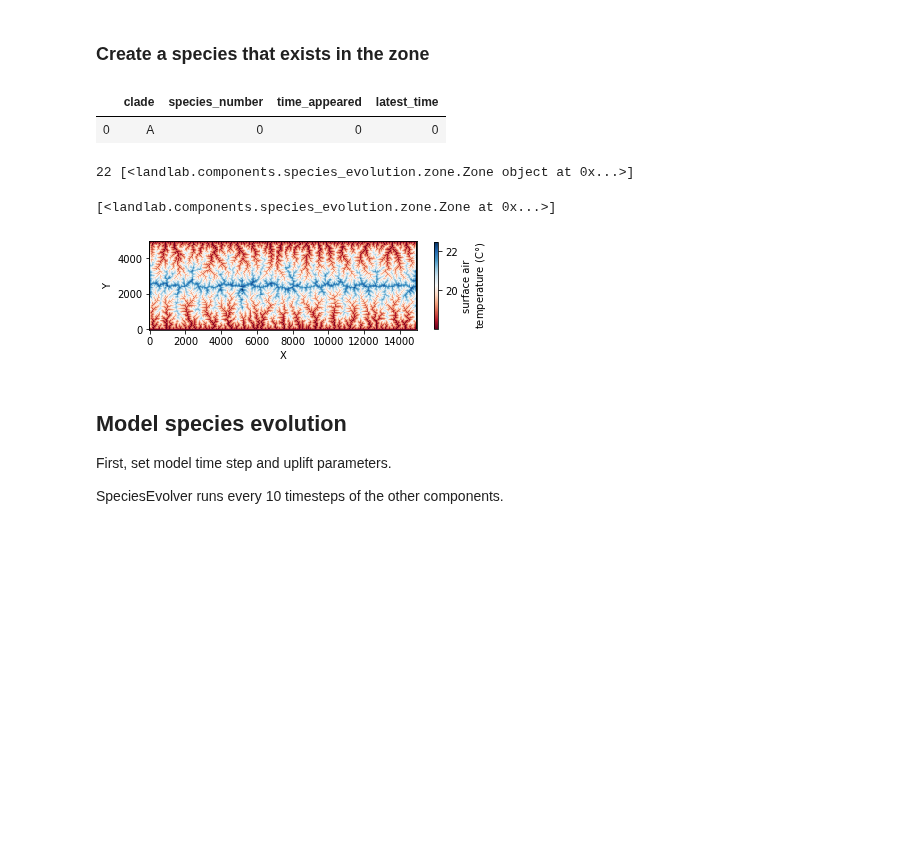
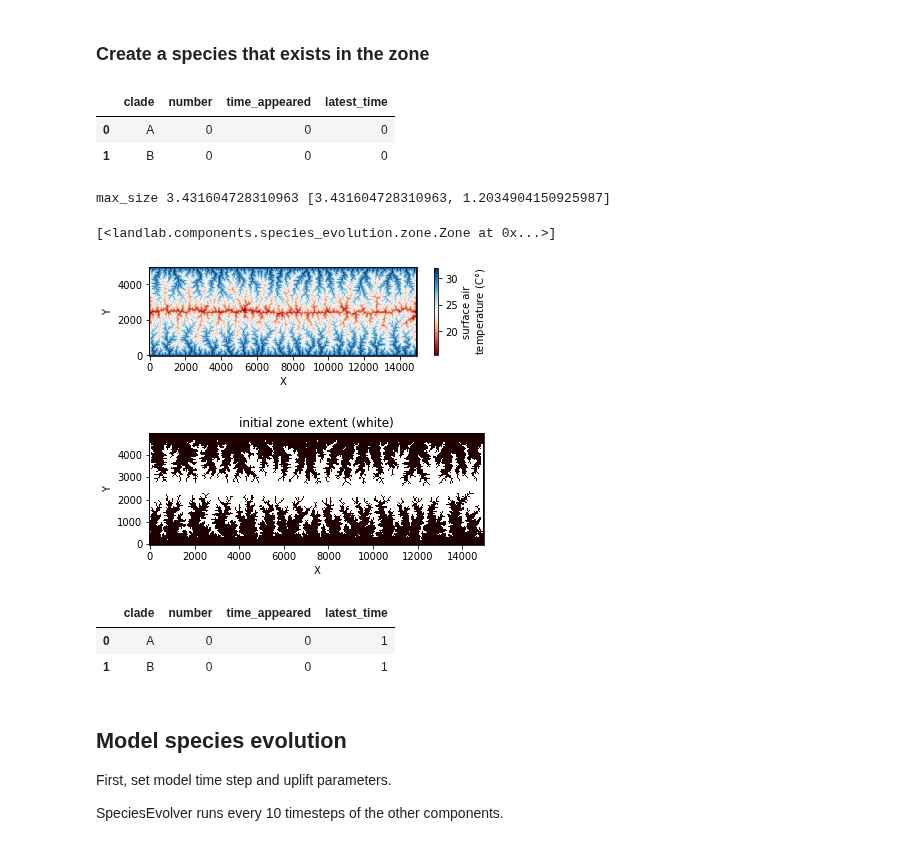
Before and after one commit to landlab/tutorials, a Jupyter notebook: species_evolution/Customize_ZoneSpecies.ipynb, the cells around one changed output. Cells and saved outputs as stored; diff of their text form; code cells hidden in the pictures; blank space fills up the shorter version.

```diff
--- a/species_evolution/Customize_ZoneSpecies.ipynb
+++ b/species_evolution/Customize_ZoneSpecies.ipynb
@@ -78,8 +78,10 @@ imshow_grid(mg, z, colorbar_label='elevation (m)', shrink=0.4)
 
 # Set surface temperature at sea level.
 
-temperature_at_sea_level = 14.5
-mg.at_node['land_surface_air__temperature'] = 0.006 * mg.at_node['topographic__elevation'] + temperature_at_sea_level
+lapse_rate = -0.006
+temperature_at_base_level = 26
+T = lapse_rate * z + temperature_at_base_level
+mg.add_field('node', 'land_surface_air__temperature', T)
 
 # Plot temperature field.
 
@@ -94,12 +96,15 @@ se = SpeciesEvolver(mg)
 
 # Create a zone function and plot the initial zone extend.
 
-def zone_func(grid, **kwargs):
+def zone_func(grid):
     """Get a mask of the total zone extent."""
     T = grid.at_node['land_surface_air__temperature']
+    T_max = 25
     T_min = 15
-    T_max = 25
-    return np.all([T >= T_min, T <= T_max], 0)
+    zone_extent_mask = np.all([T >= T_min, T <= T_max], 0)
+    return zone_extent_mask
+
+sc = ZoneController(mg, zone_func, minimum_area=50000)
 
 plt.figure()
 imshow_grid(mg, zone_func(mg), plot_name='initial zone extent (white)',
@@ -147,31 +154,45 @@ class MySpecies(ZoneSpecies):
 # %% [markdown]
 ### Create a species that exists in the zone
-# %%
-sc = ZoneSpeciesController(se, zone_func, grid=mg)
-sc.populate_each_zone(1, species_type=MySpecies)
-se.species
-#sc.zones
-# %% [output]
-|  | clade | species_number | time_appeared | latest_time |
-| 0 | A | 0 | 0 | 0 |
+# %%
+species = sc.populate_zones_uniformly(1, species_type=MySpecies)
+se.introduce_species(species)
+
+# Display the species data frame.
+se.species
+# %% [output]
+|  | clade | number | time_appeared | latest_time |
+| 0 | A | 0 | 0 | 0 |
+| 1 | B | 0 | 0 | 0 |
 # %%
-# Update surface temperature at sea level.
-temperature_at_sea_level = 18
-mg.at_node['land_surface_air__temperature'] = 0.006 * mg.at_node['topographic__elevation'] + temperature_at_sea_level
+# Update the surface temperature field.
+temperature_at_base_level = 32
+mg.at_node['land_surface_air__temperature'] = lapse_rate * z + temperature_at_base_level
 
 # Plot temperature field.
 imshow_grid(mg, 'land_surface_air__temperature',
             colorbar_label='surface air\ntemperature (C$\degree$)',
             shrink=0.4, cmap='RdBu')
 
+plt.figure()
+imshow_grid(mg, zone_func(mg), plot_name='initial zone extent (white)',
+            allow_colorbar=False)
+
 # Advance SpeciesEvolver by one unit of time. Time is dimensionless in this tutorial.
 dt = 1
+sc.run_one_step(dt)
 se.run_one_step(dt)
 sc.zones
 # %% [output]
-22 [<landlab.components.species_evolution.zone.Zone object at 0x...>]
+max_size 3.431604728310963 [3.431604728310963, 1.2034904150925987]
 [<landlab.components.species_evolution.zone.Zone at 0x...>]
-[figure, old version]
+[figure, new version]
+[figure, added]
+# %%
+se.species
+# %% [output]
+|  | clade | number | time_appeared | latest_time |
+| 0 | A | 0 | 0 | 1 |
+| 1 | B | 0 | 0 | 1 |
 # %% [markdown]
 ## Model species evolution
 
```
Also changed, not shown: parts of 9 cells of this notebook, 1 other file.
